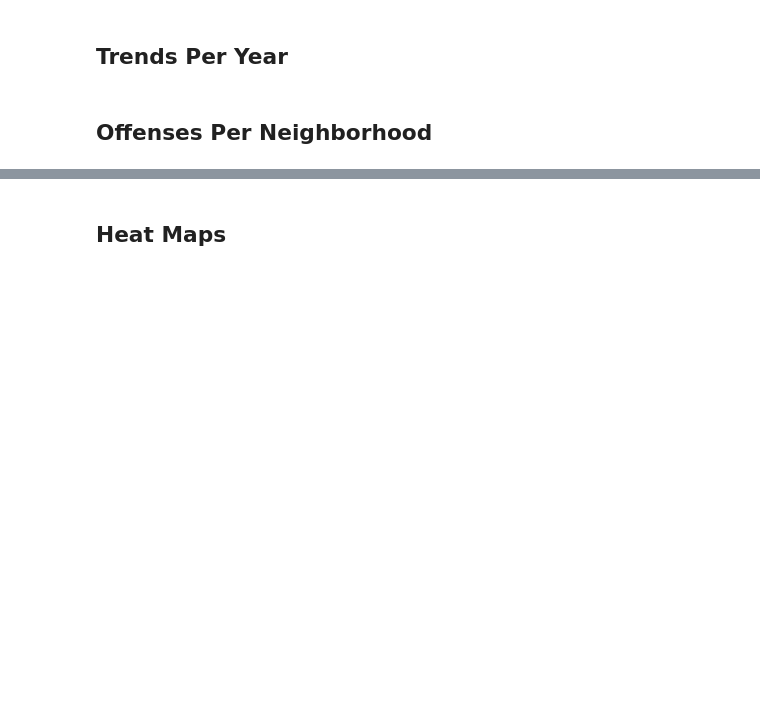
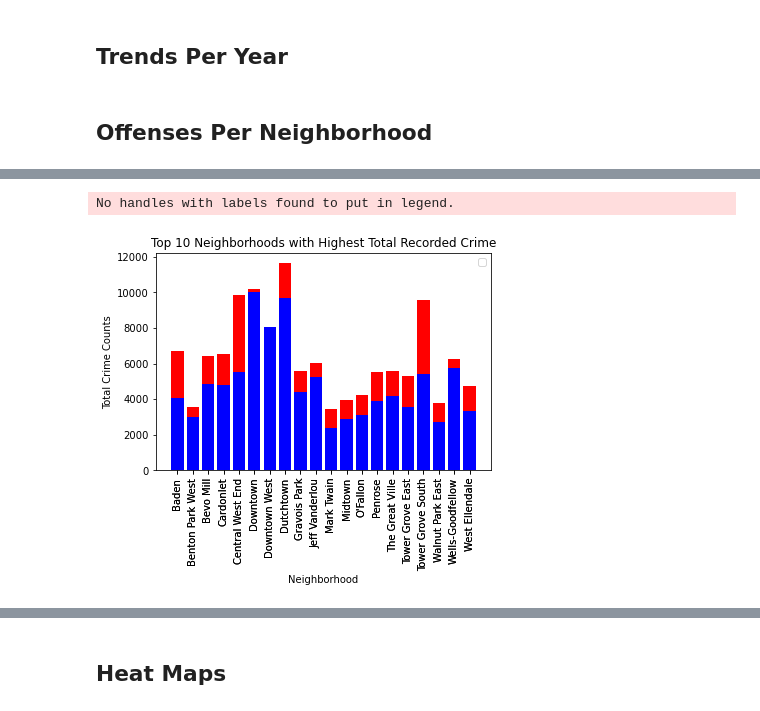
Before and after one commit to colepierie/Crime_Analysis, a Jupyter notebook: CrimeAnalysis.ipynb, the cells around one changed output, grey strips where cells are left out. Cells and saved outputs as stored; diff of their text form; code cells hidden in the pictures; blank space fills up the shorter version.

```diff
--- a/CrimeAnalysis.ipynb
+++ b/CrimeAnalysis.ipynb
@@ -146,0 +144,23 @@ nh_offense =
+# %%
+# For the top 20 most "dangerous" Neighborhoods, rank by percent of violent crimes.
+top_twenty = pd.merge(crime_df,nh_tot_top, on=['NeighborhoodName', 'Neighborhood'], how='right',suffixes=('', '_Total') )
+top_twenty = top_twenty.groupby(['NeighborhoodName', 'UCRType']).agg({'Count':'sum', 'Count_Total':'mean'}).reset_index()
+
+colors = {1:'red', 2:'blue'}
+c = top_twenty['UCRType'].apply(lambda x: colors[x])
+
+# Plot as a bar chart.
+plt.bar(top_twenty['NeighborhoodName'], top_twenty['Count'], color=c, align="center")
+plt.xticks(top_twenty['NeighborhoodName'], top_twenty['NeighborhoodName'], rotation='vertical')
+
+plt.xlabel('Neighborhood')
+plt.ylabel('Total Crime Counts')
+
+plt.title('Top 10 Neighborhoods with Highest Total Recorded Crime')
+
+plt.savefig('Output/WorstNeighborhoods_UCRPct.png')
+
+plt.show()
+# %% [output]
+No handles with labels found to put in legend.
+[figure, added]
```
Also changed, not shown: parts of 10 cells of this notebook, 4 other files.
